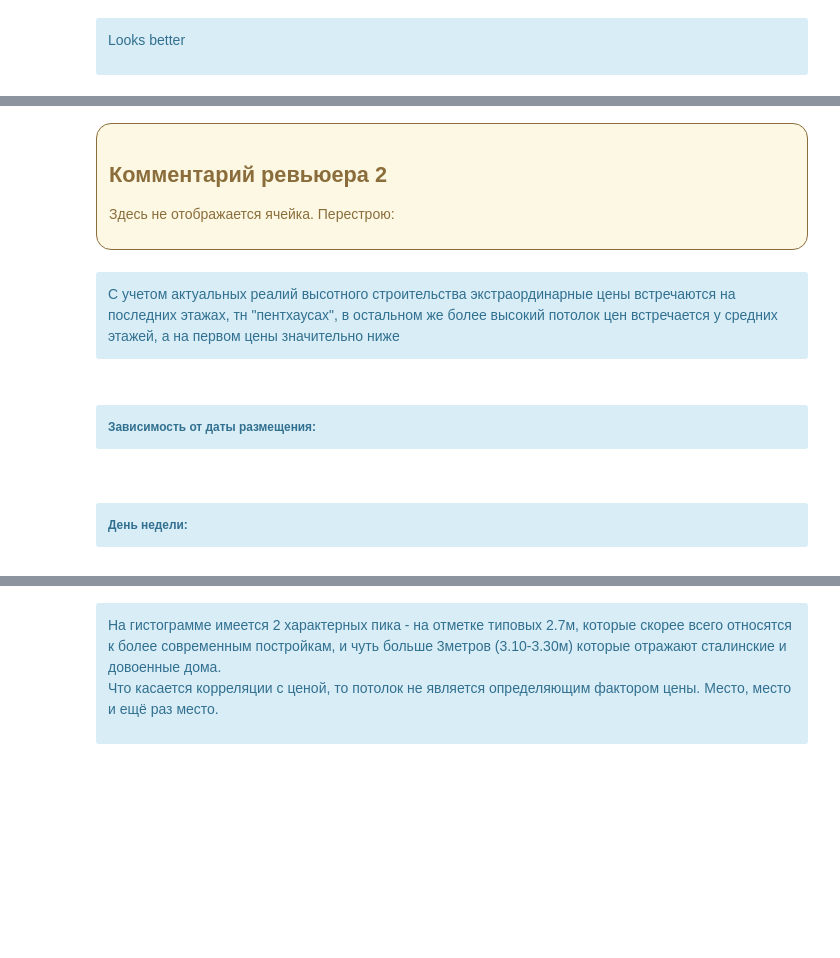
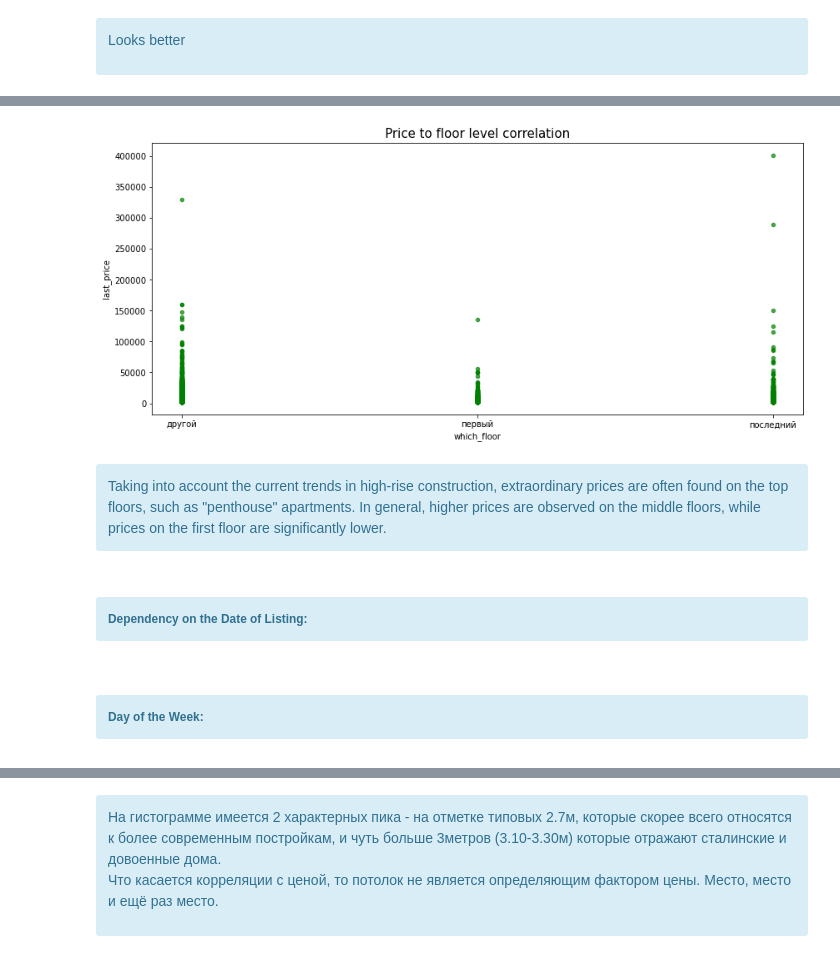
Before and after one commit to Novik-data-analyst/Data-Analyst-career-portfolio-projects, a Jupyter notebook: Real estate Market and Fraud analysis/Real_estate_second.ipynb, the cells around one changed output, grey strips where cells are left out. Drawn from its saved outputs; the diff is of its cells as text; code cells hidden in the pictures; blank space fills up the shorter version.

```diff
--- a/Real estate Market and Fraud analysis/Real_estate_second.ipynb
+++ b/Real estate Market and Fraud analysis/Real_estate_second.ipynb
@@ -1266,9 +1280,7 @@ plt.show()
   </div></h6>
 # %%
-good_real.plot(y = 'last_price', x = 'which_floor', kind = 'scatter')
+good_real.plot(y = 'last_price', x = 'which_floor', kind = 'scatter', color = 'green', alpha = 0.7, figsize=(14, 6))
+plt.title ('Price to floor level correlation', fontsize = 15)
 plt.show()
+# %% [output]
+[figure, added]
-# %% [markdown]
-<div class="alert alert-warning" style="border-radius: 15px; box-shadow: 4px 4px 4px;border: 1px solid ">
-<h2> Комментарий ревьюера 2</h2>
-
-Здесь не отображается ячейка. Перестрою:</div>
@@ -1279,12 +1287,12 @@ plt.scatter(good_real['which_floor'], good_real['last_price'])
 # %% [markdown]
 <div class="alert alert-block alert-info">
-C учетом актуальных реалий высотного строительства экстраординарные цены встречаются на последних этажах, тн "пентхаусах", в остальном же более высокий потолок цен встречается у средних этажей, а на первом цены значительно ниже
-  </div>
+Taking into account the current trends in high-rise construction, extraordinary prices are often found on the top floors, such as "penthouse" apartments. In general, higher prices are observed on the middle floors, while prices on the first floor are significantly lower.
+</div>
 # %% [markdown]
 <h6><div class="alert alert-block alert-info">
-Зависимость от даты размещения:
+Dependency on the Date of Listing:
   </div></h6>
 # %% [markdown]
 <h6><div class="alert alert-block alert-info">
-День недели:
+Day of the Week:
   </div></h6>
```
Also changed, not shown: parts of 74 cells of this notebook.
